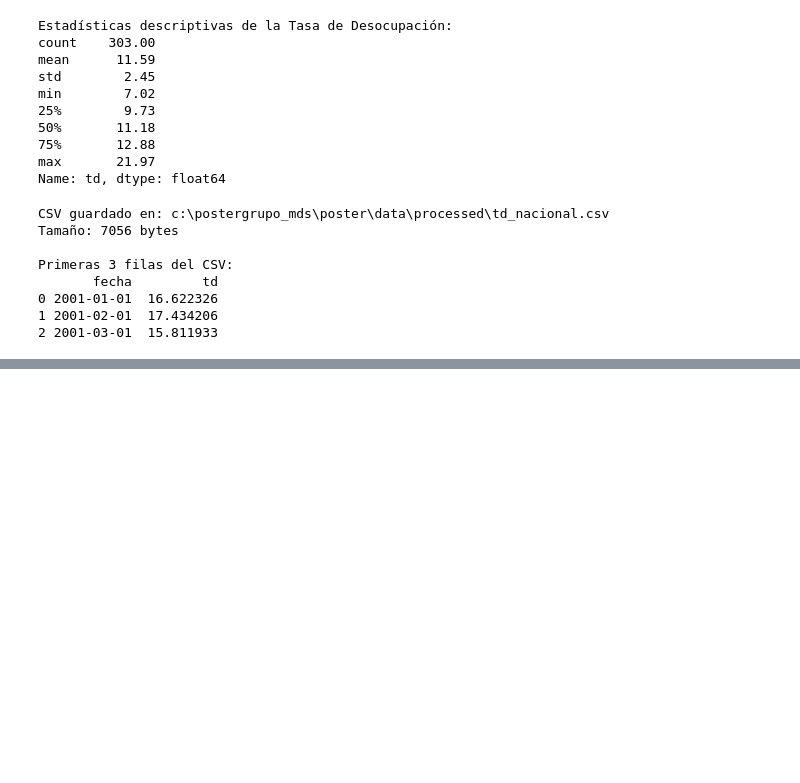
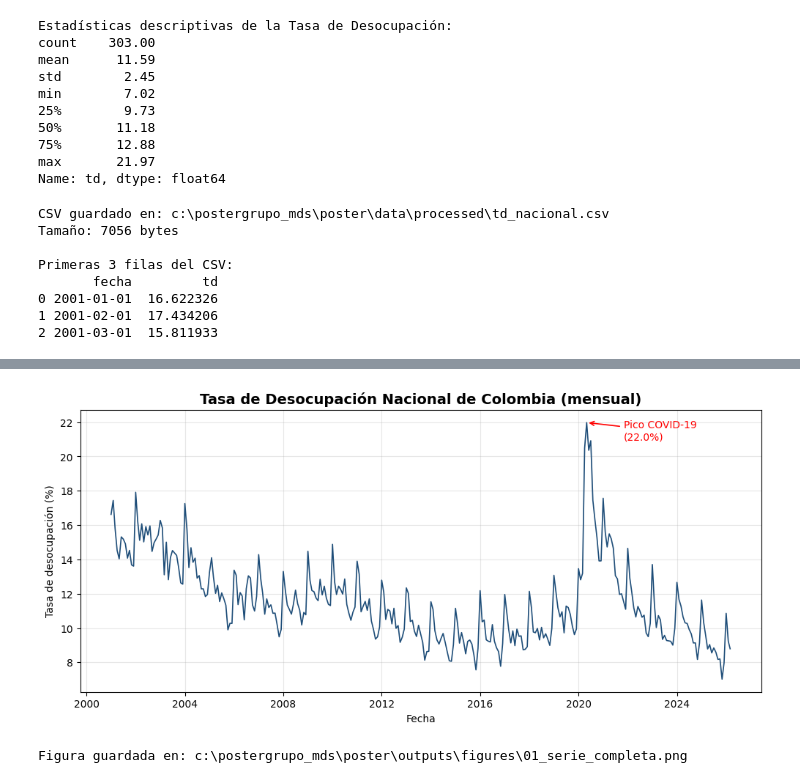
Before and after one commit to dilantovar/poster, a Jupyter notebook: notebooks/01_box_jenkins_td.ipynb, the cells around one changed output, grey strips where cells are left out. Cells and saved outputs as stored; diff of their text form; code cells hidden in the pictures; blank space fills up the shorter version.

```diff
--- a/notebooks/01_box_jenkins_td.ipynb
+++ b/notebooks/01_box_jenkins_td.ipynb
@@ -231,0 +243,17 @@ Primeras 3 filas del CSV:
+# %%
+# %% Carga del CSV procesado ===========================
+
+ruta_csv = DATA_PROCESSED / "td_nacional.csv"
+
+# Cargar el CSV especificando que la columna 'fecha' es de tipo datetime
+# y que sea el índice de la serie
+td_df = pd.read_csv(ruta_csv, parse_dates=["fecha"])
+td_serie = td_df.set_index("fecha")["td"]
+
+# Frecuencia mensual: cada observación es del primer día del mes ("MS" = Month Start)
+td_serie = td_serie.asfreq("MS")
+
+print(f"Serie cargada: {len(td_serie)} observaciones")
+print(f"Rango temporal: {td_serie.index.min().strftime('%Y-%m')} a {td_serie.index.max().strftime('%Y-%m')}")
+print(f"\nPrimeras observaciones:")
+print(td_serie.head())
@@ -231,0 +272,33 @@ Primeras 3 filas del CSV:
+# %%
+# %% Gráfico 1: Serie completa =========================
+
+fig, ax = plt.subplots(figsize=(12, 5))
+
+ax.plot(td_serie.index, td_serie.values, color="#1f4e79", linewidth=1.2)
+ax.set_title("Tasa de Desocupación Nacional de Colombia (mensual)",
+             fontsize=14, fontweight="bold")
+ax.set_xlabel("Fecha")
+ax.set_ylabel("Tasa de desocupación (%)")
+ax.grid(True, alpha=0.3)
+
+# Anotar el pico del COVID (mayo 2020)
+fecha_pico = pd.Timestamp("2020-05-01")
+valor_pico = td_serie[fecha_pico]
+ax.annotate(
+    f"Pico COVID-19\n({valor_pico:.1f}%)",
+    xy=(fecha_pico, valor_pico),
+    xytext=(fecha_pico + pd.DateOffset(months=18), valor_pico - 1),
+    arrowprops=dict(arrowstyle="->", color="red", lw=1.2),
+    fontsize=10,
+    color="red"
+)
+
+# Guardar y mostrar
+ruta_fig = FIGURES / "01_serie_completa.png"
+plt.savefig(ruta_fig)
+plt.show()
+
+print(f"Figura guardada en: {ruta_fig}")
+# %% [output]
+[figure, added]
+Figura guardada en: c:\postergrupo_mds\poster\outputs\figures\01_serie_completa.png
```
Also changed, not shown: parts of 6 cells of this notebook.
